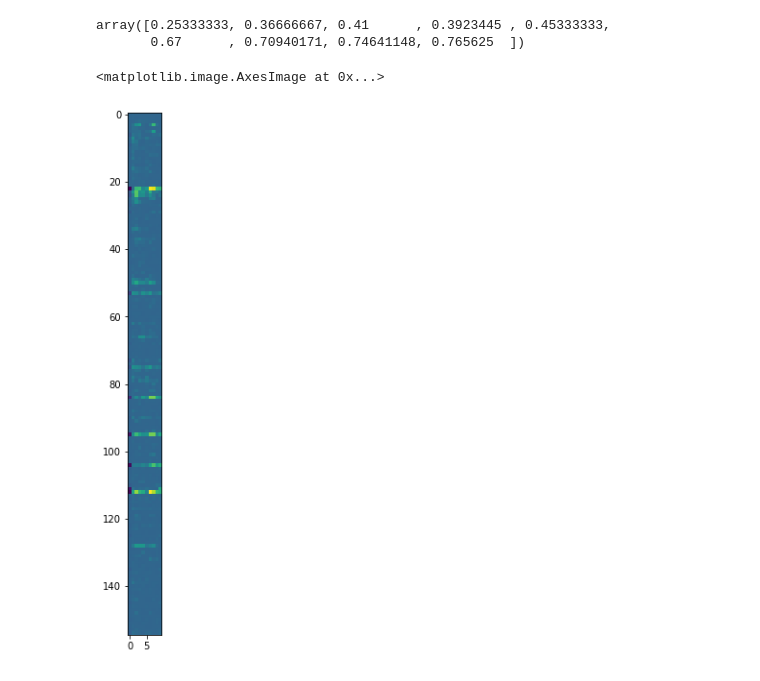
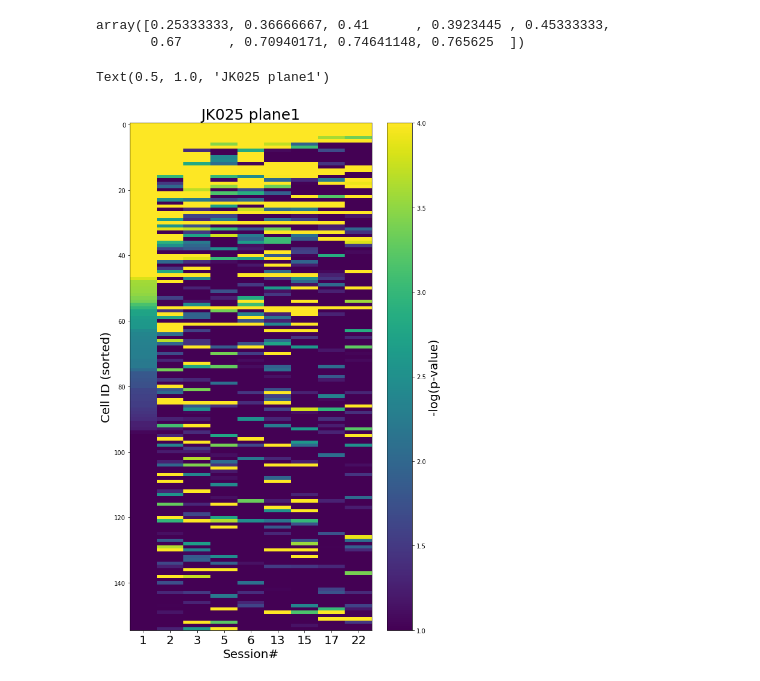
Before and after one commit to jkim0731/Neural-stretching-in-vS1, a Jupyter notebook: 230108_combine_neuronal_activity_with_dataset.ipynb, the cells around one changed output. Cells and saved outputs as stored; diff of their text form; code cells hidden in the pictures.

Commit message:
first neuronal activity analysis

```diff
--- a/230108_combine_neuronal_activity_with_dataset.ipynb
+++ b/230108_combine_neuronal_activity_with_dataset.ipynb
@@ -662,14 +638,29 @@ tr_crude.correct_rate.values
 # %% [output]
 array([0.25333333, 0.36666667, 0.41      , 0.3923445 , 0.45333333,
        0.67      , 0.70940171, 0.74641148, 0.765625  ])
-# %%
-num_roi = tr_crude.num_roi.values[0]
-p_pre_answer = np.empty(num_roi)
-for ppa in tr_crude.p_pre_answer.values:
-    p_pre_answer = np.vstack((p_pre_answer, -np.log10(ppa)))
-p_pre_answer = p_pre_answer.transpose()
-fig, ax = plt.subplots(figsize=(5,10))
-ax.imshow(p_pre_answer)
-# %% [output]
-<matplotlib.image.AxesImage at 0x...>
-[figure, removed]
+# %%
+# pre-answer touch response p-value, sorted by first session, per plane
+num_roi = tr_crude.num_roi.values[0]
+session_nums = tr_crude.session.values
+p_pre_answer = []
+for ppa in tr_crude.p_pre_answer.values:
+    if len(p_pre_answer) == 0:
+        p_pre_answer = -np.log10(ppa)
+    else:
+        p_pre_answer = np.vstack((p_pre_answer, -np.log10(ppa)))
+p_pre_answer = p_pre_answer.transpose()
+sort_i = np.argsort(-p_pre_answer[:,0])
+sort_p_pre_answer = p_pre_answer[sort_i,:]
+
+fig, ax = plt.subplots(figsize=(p_pre_answer.shape[1],p_pre_answer.shape[0]/10))
+p_matrix = ax.imshow(sort_p_pre_answer, vmin=1, vmax=4, aspect='auto')
+ax.set_xticks(range(len(session_nums)))
+ax.set_xticklabels(session_nums, fontsize=20)
+ax.set_xlabel('Session#', fontsize=20)
+ax.set_ylabel('Cell ID (sorted)', fontsize=20)
+cb = fig.colorbar(p_matrix, ax=ax).set_label(label='-log(p-value)', size=20)
+# cb.ax.tick_params(labelsize=15)
+ax.set_title(f'JK{mouse:03d} plane{plane}', fontsize=25)
+# %% [output]
+Text(0.5, 1.0, 'JK025 plane1')
+[figure, added]
```
Also changed, not shown: parts of 41 cells of this notebook, 1 other file.
